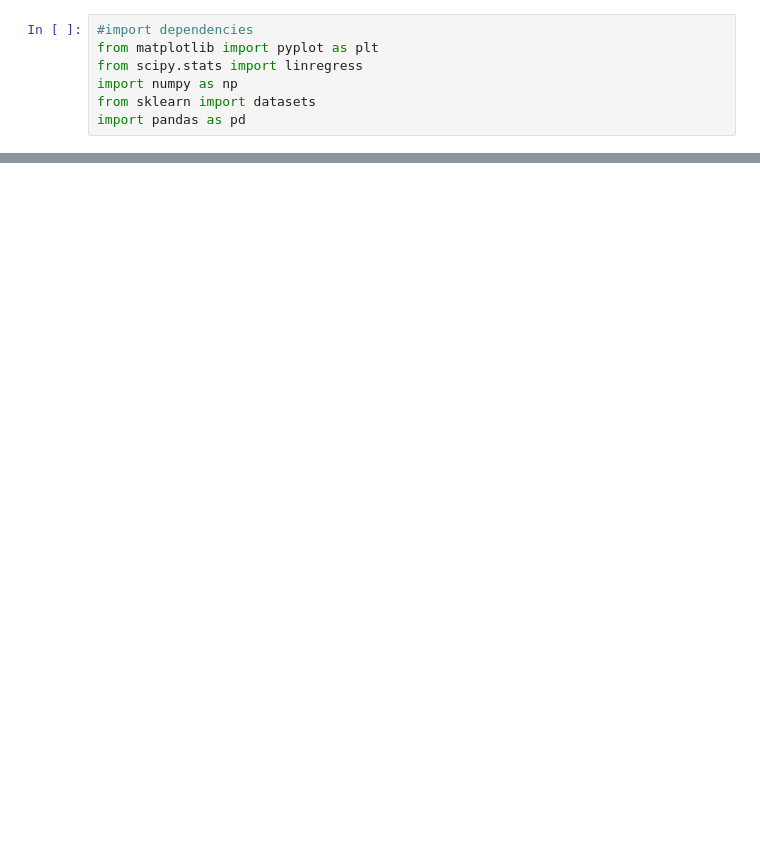
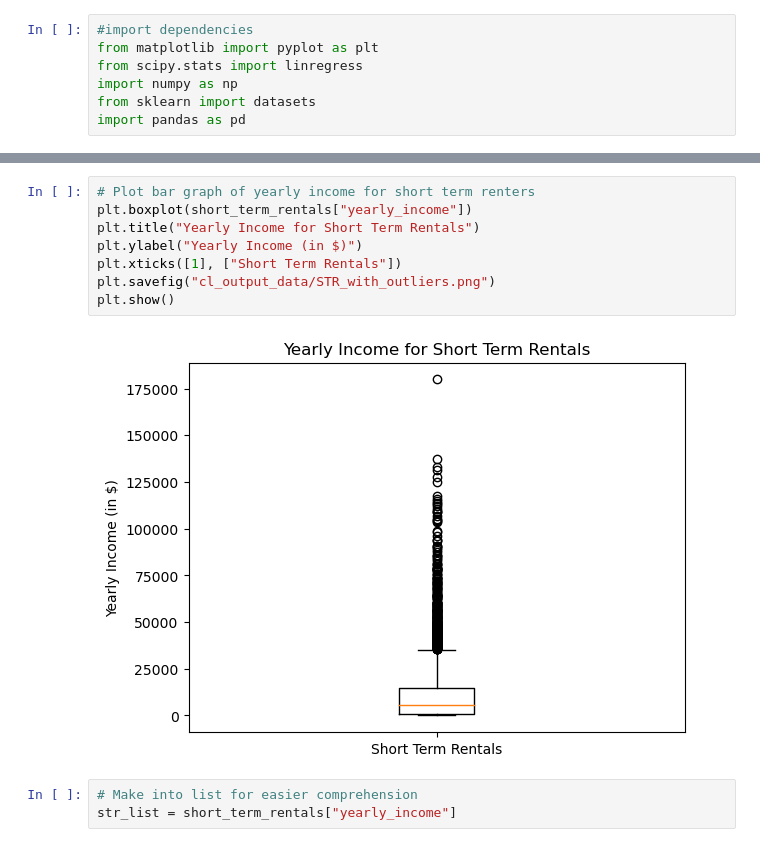
Before and after one commit to cmlee2/AirBnb-Analysis, a Jupyter notebook: cl_STRvsLTR_profitability.ipynb, the cells around one changed output, grey strips where cells are left out. Drawn from its saved outputs; the diff is of its cells as text; blank space fills up the shorter version.

```diff
--- a/cl_STRvsLTR_profitability.ipynb
+++ b/cl_STRvsLTR_profitability.ipynb
@@ -92,0 +151,13 @@ short_term_rentals["yearly_income"].mean()
+# %%
+# Plot bar graph of yearly income for short term renters
+plt.boxplot(short_term_rentals["yearly_income"])
+plt.title("Yearly Income for Short Term Rentals")
+plt.ylabel("Yearly Income (in $)")
+plt.xticks([1], ["Short Term Rentals"])
+plt.savefig("cl_output_data/STR_with_outliers.png")
+plt.show()
+# %% [output]
+[figure, added]
+# %%
+# Make into list for easier comprehension
+str_list = short_term_rentals["yearly_income"]
```
Also changed, not shown: parts of 22 cells of this notebook, 7 other files.
